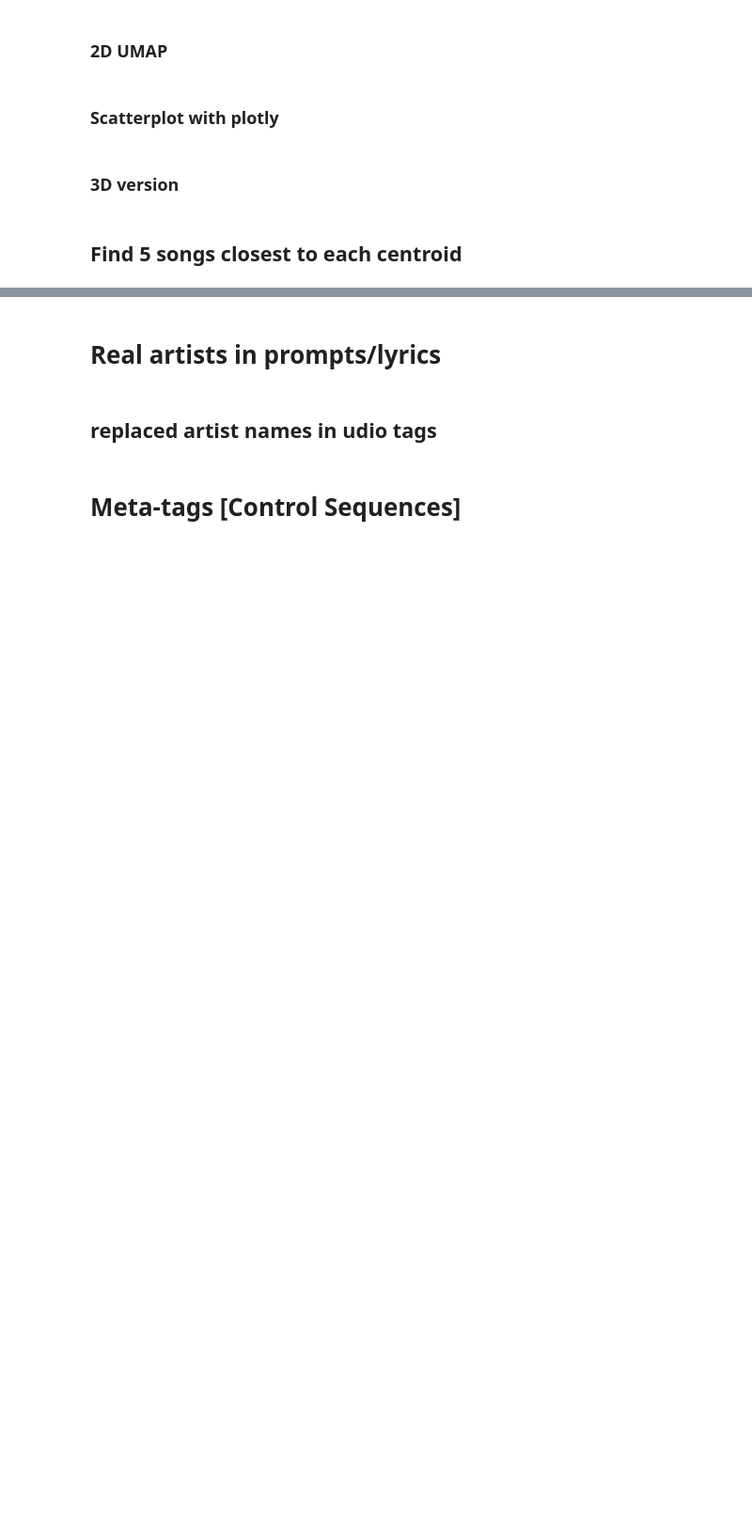
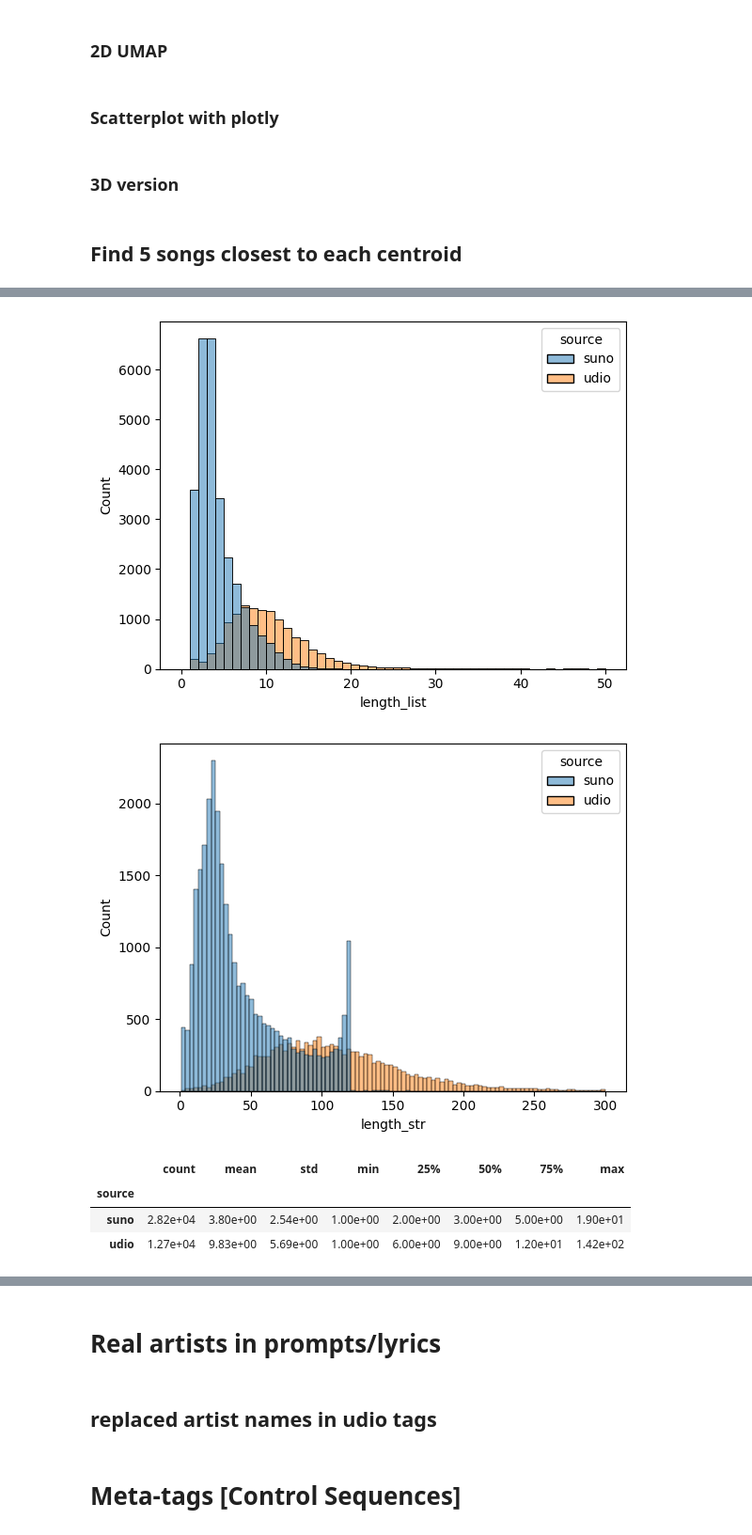
Before and after one commit to mister-magpie/aims_prompts, a Jupyter notebook: analysis.ipynb, the cells around one changed output, grey strips where cells are left out. Shown at 94% size. Cells and saved outputs as stored; diff of their text form; code cells hidden in the pictures; blank space fills up the shorter version.

```diff
--- a/analysis.ipynb
+++ b/analysis.ipynb
@@ -1167,0 +1018,3 @@ enao = [g.lower() for g in enao]
+# %%
+suno_tags = tags_df[tags_df['source'] == 'suno']
+udio_tags = tags_df[tags_df['source'] == 'udio']
@@ -1167,0 +1217,9 @@ enao = [g.lower() for g in enao]
+# %%
+x = 'techno progresivo'
+# find x in suno_tags
+suno_tags[suno_tags['tags'].apply(lambda tags: x in tags.lower())]
+
+tags_string2list(
+    udio_vocab,
+    suno_tags.loc[19033].tags,
+    verbose=True)
@@ -1167,0 +1257,9 @@ enao = [g.lower() for g in enao]
+# %%
+udio_tags['tags_list'] = udio_tags['tags']
+tags_list_df = pd.concat(
+    [
+    suno_tags[['id','tags_list','source']],
+    udio_tags[['id','tags_list','source']]
+    ]
+)
+tags_df = tags_df.merge(tags_list_df, on=['id','source'], how='left')
@@ -1167,0 +1271,3 @@ enao = [g.lower() for g in enao]
+# %%
+tags_df['length_list'] = tags_df['tags_list'].apply(len)
+tags_df
@@ -1167,0 +1288,30 @@ enao = [g.lower() for g in enao]
+# %%
+sns.histplot(
+    data=tags_df[tags_df['length_list'] > 0],
+    x='length_list',
+    hue='source',
+    bins=50,
+    binrange=(0, 50)
+    # multiple='stack'
+)
+plt.show()
+
+tags_df['length_str'] = tags_df.apply(lambda x: len(", ".join(x['tags_list'])) if isinstance(x['tags'], list) else len(x['tags']), axis=1)
+sns.histplot(
+    data=tags_df[tags_df['length_str'] > 0],
+    x='length_str',
+    hue='source',
+    bins=100,
+    binrange=(1, 300)
+)
+plt.show()
+# %% [output]
+[figure, added]
+[figure, added]
+# %%
+tags_df[tags_df['length_list'] > 0].groupby('source')['length_list'].describe()
+# %% [output]
+|  | count | mean | std | min | 25% | 50% | 75% | max |
+| source |  |  |  |  |  |  |  |  |
+| suno | 2.82e+04 | 3.80e+00 | 2.54e+00 | 1.00e+00 | 2.00e+00 | 3.00e+00 | 5.00e+00 | 1.90e+01 |
+| udio | 1.27e+04 | 9.83e+00 | 5.69e+00 | 1.00e+00 | 6.00e+00 | 9.00e+00 | 1.20e+01 | 1.42e+02 |
```
Also changed, not shown: parts of 115 cells of this notebook, 13 other files.
